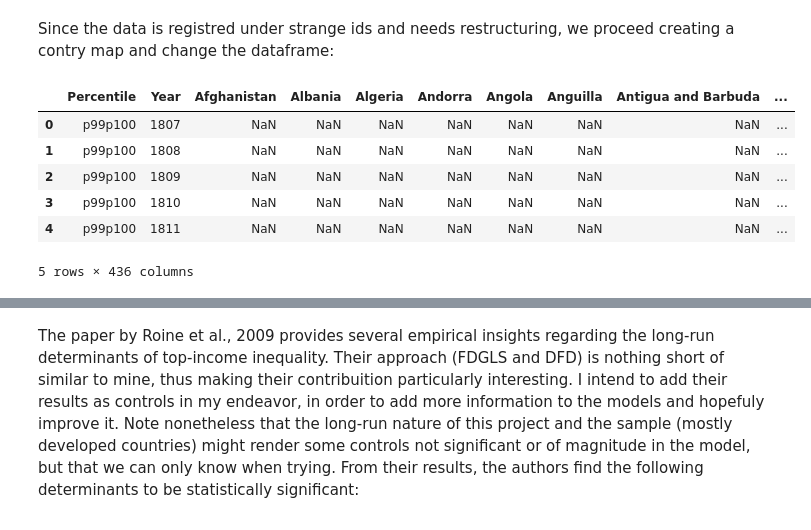
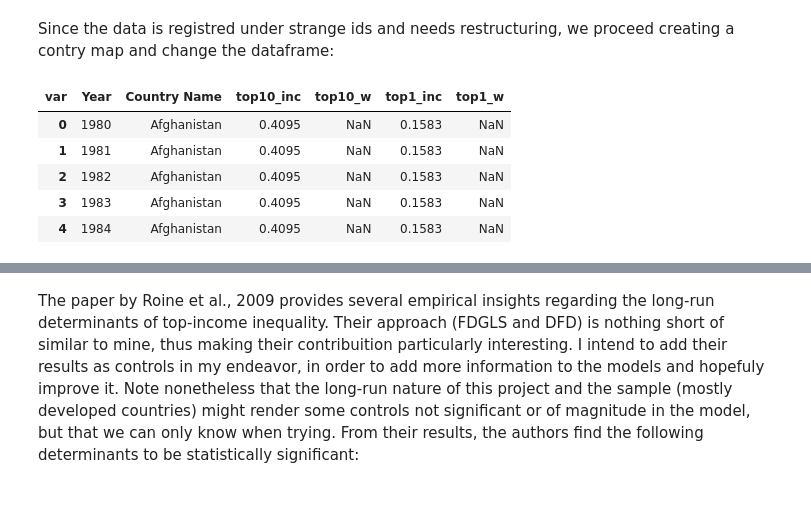
Before and after one commit to LucasDubss/Master-Dubois-Lucas, a Jupyter notebook: MasterCODE.ipynb, the cells around one changed output, grey strips where cells are left out. Saved outputs shown, nothing was run; the diff lists cells and outputs as text; code cells hidden in the pictures.

```diff
--- a/MasterCODE.ipynb
+++ b/MasterCODE.ipynb
@@ -24,28 +24,48 @@ path = '/Users/lucasdubois/Desktop/MASTERDATA/'
 Since the data is registred under strange ids and needs restructuring, we proceed creating a contry map and change the dataframe:
 # %%
 df1 = pd.read_csv(path + 'WID_income_inequality4.csv', sep=';', skiprows=1, engine='python')
-
 df1.columns = df1.columns.str.strip()
 
-prefixes = ("sptinc_z_", "shweal_z_")
+def extract_country(col: str) -> str:
+    parts = col.split("\n")
+    return parts[-1].strip()
 
-code_country_map = {}
+rename_map = {}
 for col in df1.columns:
-    if isinstance(col, str) and col.startswith(prefixes):
-        parts = col.split("\n")
-        country = parts[-1].strip()
-        code_country_map[col] = country
+    if isinstance(col, str) and col.startswith("sptinc_z_"):
+        rename_map[col] = extract_country(col) + "_inc"
+    elif isinstance(col, str) and col.startswith("shweal_z_"):
+        rename_map[col] = extract_country(col) + "_w"
 
-df1 = df1.rename(columns=code_country_map)
+df1 = df1.rename(columns=rename_map)
 
-df1 = df1[df1['Percentile'] == 'p99p100']
+df_long = df1.melt(
+    id_vars=['Percentile', 'Year'],
+    var_name='CountryVar',
+    value_name='Value'
+)
 
-df.head()
+tmp = df_long['CountryVar'].str.rsplit('_', n=1, expand=True)
+df_long['Country Name'] = tmp[0]
+df_long['kind'] = tmp[1]
+
+df_long = df_long[df_long['Percentile'].isin(['p99p100', 'p90p100'])]
+
+pct_map = {'p99p100': 'top1', 'p90p100': 'top10'}
+df_long['var'] = df_long['Percentile'].map(pct_map) + '_' + df_long['kind']
+
+df1 = (df_long
+           .pivot_table(index=['Year', 'Country Name'], columns='var', values='Value', aggfunc='mean')
+           .reset_index()
+           .sort_values(['Country Name', 'Year'])
+           .reset_index(drop=True)
+           .round(4))
+
+df1.head()
 # %% [output]
-|  | Percentile | Year | Afghanistan | Albania | Algeria | Andorra | Angola | Anguilla | Antigua and Barbuda | ... |
-| 0 | p99p100 | 1807 | NaN | NaN | NaN | NaN | NaN | NaN | NaN | ... |
-| 1 | p99p100 | 1808 | NaN | NaN | NaN | NaN | NaN | NaN | NaN | ... |
-| 2 | p99p100 | 1809 | NaN | NaN | NaN | NaN | NaN | NaN | NaN | ... |
-| 3 | p99p100 | 1810 | NaN | NaN | NaN | NaN | NaN | NaN | NaN | ... |
-| 4 | p99p100 | 1811 | NaN | NaN | NaN | NaN | NaN | NaN | NaN | ... |
+| var | Year | Country Name | top10_inc | top10_w | top1_inc | top1_w |
+| 0 | 1980 | Afghanistan | 0.4095 | NaN | 0.1583 | NaN |
+| 1 | 1981 | Afghanistan | 0.4095 | NaN | 0.1583 | NaN |
+| 2 | 1982 | Afghanistan | 0.4095 | NaN | 0.1583 | NaN |
+| 3 | 1983 | Afghanistan | 0.4095 | NaN | 0.1583 | NaN |
+| 4 | 1984 | Afghanistan | 0.4095 | NaN | 0.1583 | NaN |
-5 rows × 436 columns
```
Also changed, not shown: parts of 8 cells of this notebook, 2 other files.
